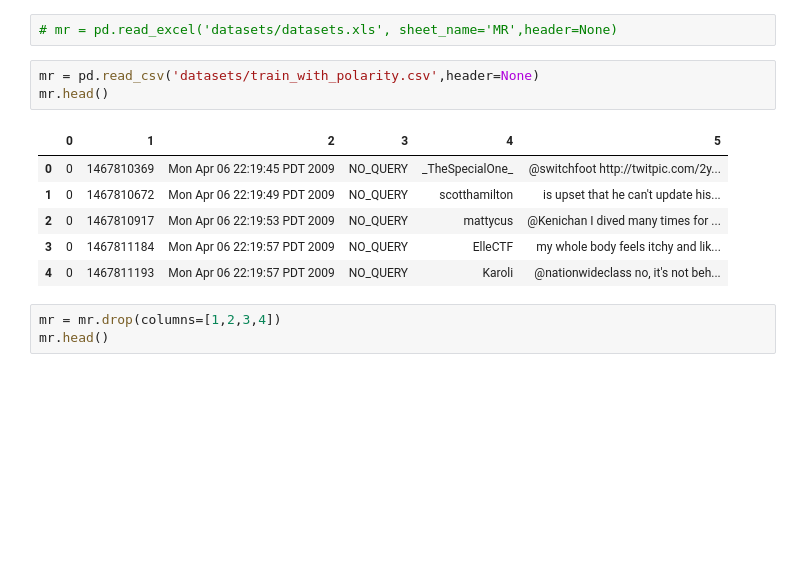
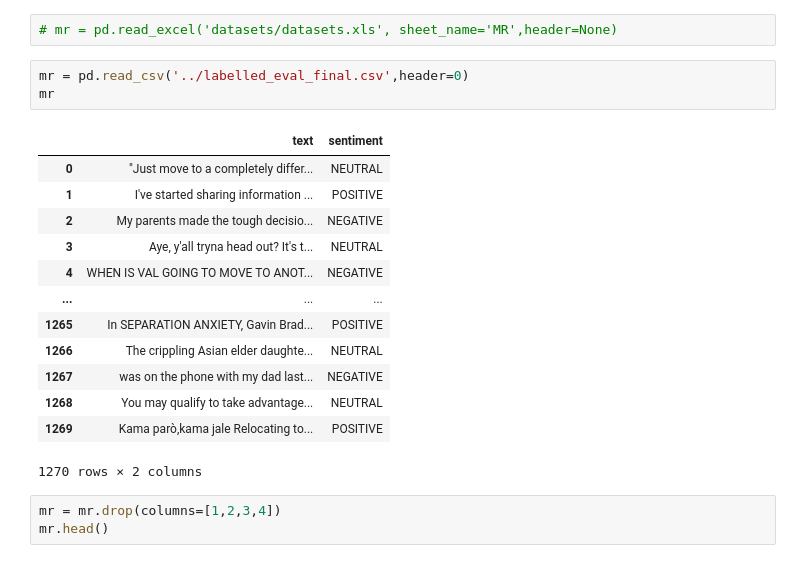
Before and after one commit to md-zaki/CZ4034_IR_Group_Project, a Jupyter notebook: data_cleaning/preprocess.ipynb, the cells around one changed output. Drawn from its saved outputs; the diff is of its cells as text; blank space fills up the shorter version.

```diff
--- a/data_cleaning/preprocess.ipynb
+++ b/data_cleaning/preprocess.ipynb
@@ -8,15 +28,22 @@ import nltk
 # %%
 # mr = pd.read_excel('datasets/datasets.xls', sheet_name='MR',header=None)
 # %%
-mr = pd.read_csv('datasets/train_with_polarity.csv',header=None)
-mr.head()
+mr = pd.read_csv('../labelled_eval_final.csv',header=0)
+mr
 # %% [output]
-|  | 0 | 1 | 2 | 3 | 4 | 5 |
-| 0 | 0 | 1467810369 | Mon Apr 06 22:19:45 PDT 2009 | NO_QUERY | _TheSpecialOne_ | @switchfoot http://twitpic.com/2y... |
-| 1 | 0 | 1467810672 | Mon Apr 06 22:19:49 PDT 2009 | NO_QUERY | scotthamilton | is upset that he can't update his... |
-| 2 | 0 | 1467810917 | Mon Apr 06 22:19:53 PDT 2009 | NO_QUERY | mattycus | @Kenichan I dived many times for ... |
-| 3 | 0 | 1467811184 | Mon Apr 06 22:19:57 PDT 2009 | NO_QUERY | ElleCTF | my whole body feels itchy and lik... |
-| 4 | 0 | 1467811193 | Mon Apr 06 22:19:57 PDT 2009 | NO_QUERY | Karoli | @nationwideclass no, it's not beh... |
+|  | text | sentiment |
+| 0 | "Just move to a completely differ... | NEUTRAL |
+| 1 | I've started sharing information ... | POSITIVE |
+| 2 | My parents made the tough decisio... | NEGATIVE |
+| 3 | Aye, y'all tryna head out? It's t... | NEUTRAL |
+| 4 | WHEN IS VAL GOING TO MOVE TO ANOT... | NEGATIVE |
+| ... | ... | ... |
+| 1265 | In SEPARATION ANXIETY, Gavin Brad... | POSITIVE |
+| 1266 | The crippling Asian elder daughte... | NEUTRAL |
+| 1267 | was on the phone with my dad last... | NEGATIVE |
+| 1268 | You may qualify to take advantage... | NEUTRAL |
+| 1269 | Kama parò,kama jale Relocating to... | POSITIVE |
+1270 rows × 2 columns
 # %%
 mr = mr.drop(columns=[1,2,3,4])
 mr.head()
```
Also changed, not shown: parts of 21 cells of this notebook, 4 other files.
